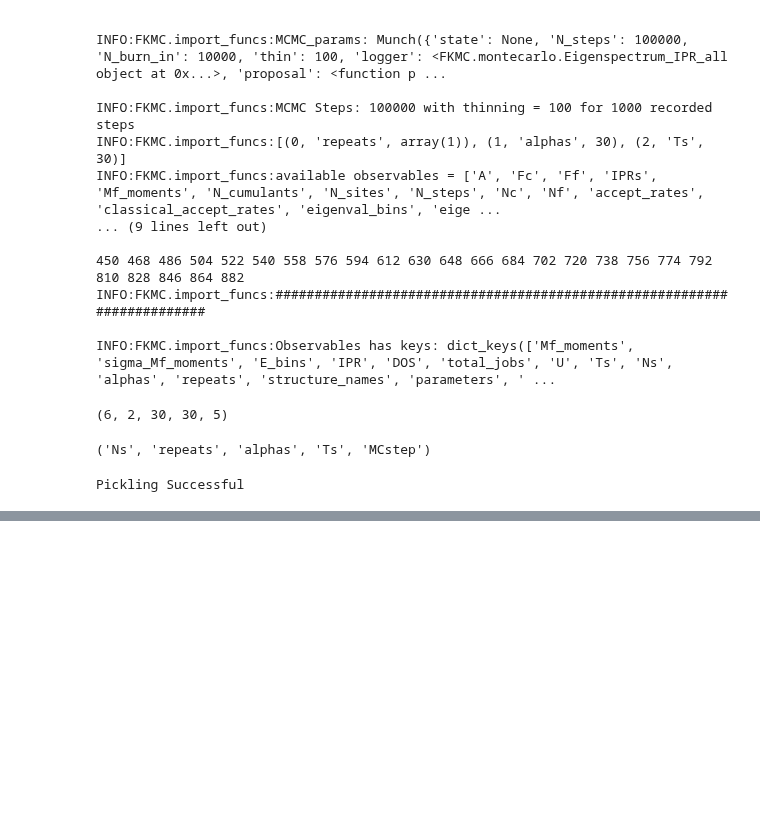
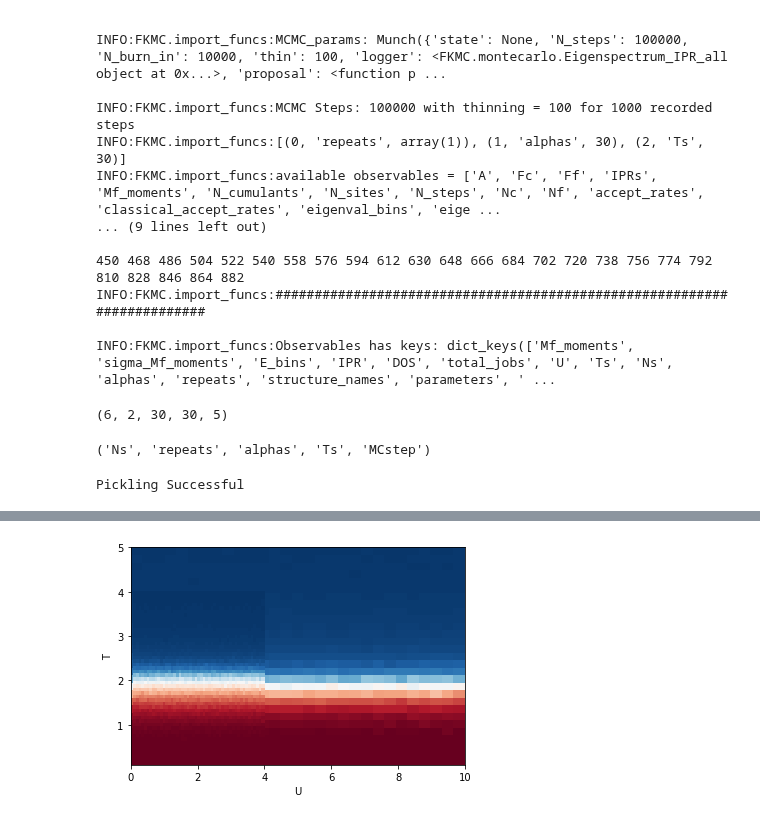
Before and after one commit to TomHodson/FKMC, a Jupyter notebook: notebooks/short_paper_figure_code/process_2D_phase_diagrams.ipynb, the cells around one changed output, grey strips where cells are left out. Saved outputs shown, nothing was run; the diff lists cells and outputs as text; code cells hidden in the pictures; blank space fills up the shorter version.

Commit message:
add code to process_2D... to import the new TU plot data incrementally

```diff
--- a/notebooks/short_paper_figure_code/process_2D_phase_diagrams.ipynb
+++ b/notebooks/short_paper_figure_code/process_2D_phase_diagrams.ipynb
@@ -152,0 +166,25 @@ del TAlpha_phase_obs
+# %%
+#%%time
+import logging
+import shutil
+from FKMC.import_funcs import get_data_funcmap_chain_ext
+logging.basicConfig()
+logger = logging.getLogger()
+logger.setLevel(logging.DEBUG)
+
+oTU = get_data_funcmap_chain_ext(Path('~/HPC_data/TU_phase_diagram2_finer_detail'),
+            functions = TUfunctions,
+            task_id_range = range(10),
+            )
+print(oTU.processed_task_ids)
+
+print("Backing up the data...")
+shutil.copy(Path('~/HPC_data/pickled_data/TU_finer_data.pickle').expanduser(), Path('~/HPC_data/pickled_data/TU_finer_data.pickle.backup').expanduser())
+
+
+print("Saving the new data...")
+with open(Path('~/HPC_data/pickled_data/TU_finer_data.pickle').expanduser(), 'wb') as f:
+    # Pickle the 'data' dictionary using the highest protocol available.
+    oTU.functions = None
+    pickle.dump(oTU, f, pickle.HIGHEST_PROTOCOL)
+    print('Pickling Successful')
@@ -152,0 +308,21 @@ del TAlpha_phase_obs
+# %%
+def TU_phase_diagram(ax, TU_data):
+    plot_binder = False
+    norm = mpl.colors.Normalize(vmin=0, vmax=1)
+    #TU_data.hints.Mf_moments == ('Ns', 'repeats', 'Us', 'Ts', 'moment', 'MCstep')
+    M2 = np.nanmean(TU_data.Mf_moments[-1, :, :, :, 2], axis = 0).T
+    M4 = np.nanmean(TU_data.Mf_moments[-1, :, :, :, 4], axis = 0).T
+    Y = M2**2 / M4 if plot_binder else M2
+
+    pcol = ax.pcolormesh(TU_data.Us, TU_data.Ts, Y, cmap="RdBu_r", norm = norm, linewidth=0, rasterized = True)
+    #pcol.set_edgecolor('face')
+    ax.set(ylabel = 'T', xlabel = 'U')
+
+with open(Path('~/HPC_data/pickled_data/TU_phase_data.pickle').expanduser(), 'rb') as file:
+    TU_data = pickle.load(file)
+
+f, axes = plt.subplots(1,1, sharey = 'all', gridspec_kw = dict(wspace = 0.1))
+TU_phase_diagram(axes, TU_data)
+TU_phase_diagram(axes, oTU)
+# %% [output]
+[figure, added]
```
Also changed, not shown: parts of 12 cells of this notebook.
